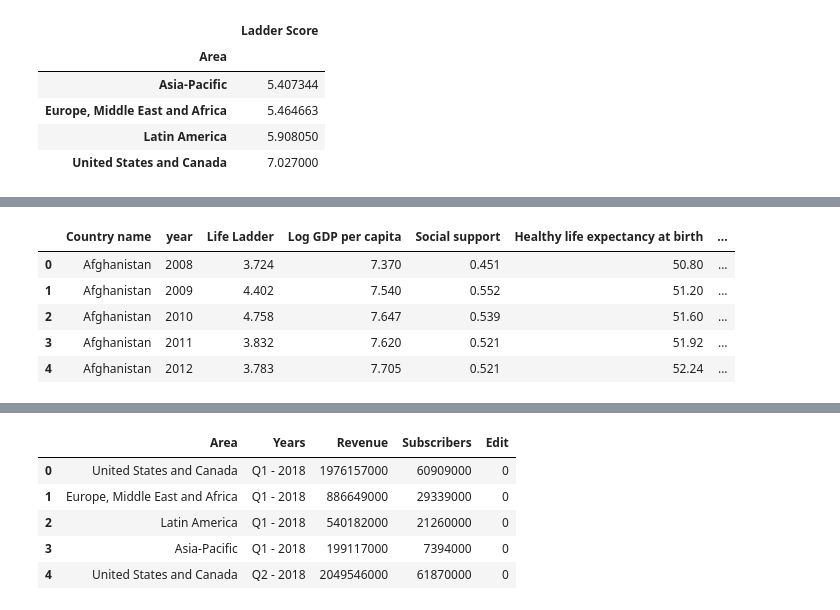
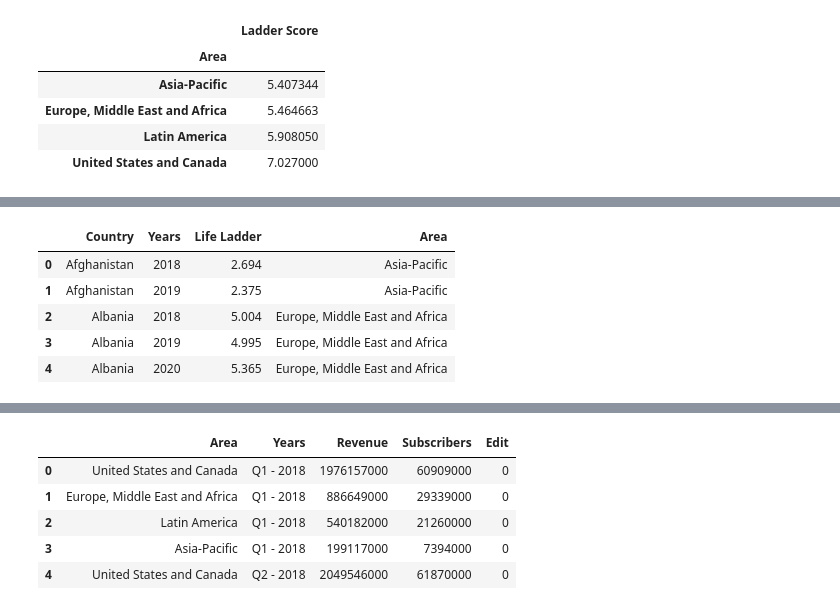
Before and after one commit to adamholcomb/Python-Media-Happiness-Analysis, a Jupyter notebook: HappinessIndex-KF.ipynb, the cells around one changed output, grey strips where cells are left out. Drawn from its saved outputs; the diff is of its cells as text; code cells hidden in the pictures.

```diff
--- a/HappinessIndex-KF.ipynb
+++ b/HappinessIndex-KF.ipynb
@@ -316,9 +313,34 @@ world_happiness_report_t = world_happiness_report_t[world_happiness_report_t.yea
+# %%
+# Merge reports
+world_happiness = pd.merge(left = world_happiness, right = world_happiness_report_sub, how = 'left', left_on= 'Country name', right_on = 'Country')
+# %%
+# Filling Nan
+world_happiness.loc[world_happiness['Country name'] == 'Angola', 'Area'] = 'Europe, Middle East and Africa'
+world_happiness.loc[world_happiness['Country name'] == 'Belize', 'Area'] = 'Latin America'
+world_happiness.loc[world_happiness['Country name'] == 'Bhutan', 'Area'] = 'Asia-Pacific'
+world_happiness.loc[world_happiness['Country name'] == 'Congo (Kinshasa)', 'Area'] = 'Europe, Middle East and Africa'
+world_happiness.loc[world_happiness['Country name'] == 'Cuba', 'Area'] = 'Latin America'
+world_happiness.loc[world_happiness['Country name'] == 'Djibouti', 'Area'] = 'Europe, Middle East and Africa'
+world_happiness.loc[world_happiness['Country name'] == 'Oman', 'Area'] = 'Europe, Middle East and Africa'
+world_happiness.loc[world_happiness['Country name'] == 'Guyana', 'Area'] = 'Latin America'
+world_happiness.loc[world_happiness['Country name'] == 'Qatar', 'Area'] = 'Asia-Pacific'
+world_happiness.loc[world_happiness['Country name'] == 'Somalia', 'Area'] = 'Europe, Middle East and Africa'
+world_happiness.loc[world_happiness['Country name'] == 'South Sudan', 'Area'] = 'Europe, Middle East and Africa'
+world_happiness.loc[world_happiness['Country name'] == 'Sudan', 'Area'] = 'Europe, Middle East and Africa'
+world_happiness.loc[world_happiness['Country name'] == 'Suriname', 'Area'] = 'Latin America'
+world_happiness.loc[world_happiness['Country name'] == 'Syria', 'Area'] = 'Asia-Pacific'
+world_happiness.loc[world_happiness['Country name'] == 'Trinidad and Tobago', 'Area'] = 'Latin America'
+# %%
+world_happiness.drop(['Country','sub-region','Region', 'Ladder Score', 'region', 'intermediate-region'], axis = 1, inplace = True)
+# %%
+world_happiness.rename(columns={'Country name':'Country'}, inplace=True)
+world_happiness.rename(columns={'year':'Years'}, inplace=True)
 # %%
-world_happiness_report_t.head()
+world_happiness.head()
 # %% [output]
-|  | Country name | year | Life Ladder | Log GDP per capita | Social support | Healthy life expectancy at birth | ... |
-| 0 | Afghanistan | 2008 | 3.724 | 7.370 | 0.451 | 50.80 | ... |
-| 1 | Afghanistan | 2009 | 4.402 | 7.540 | 0.552 | 51.20 | ... |
-| 2 | Afghanistan | 2010 | 4.758 | 7.647 | 0.539 | 51.60 | ... |
-| 3 | Afghanistan | 2011 | 3.832 | 7.620 | 0.521 | 51.92 | ... |
-| 4 | Afghanistan | 2012 | 3.783 | 7.705 | 0.521 | 52.24 | ... |
+|  | Country | Years | Life Ladder | Area |
+| 0 | Afghanistan | 2018 | 2.694 | Asia-Pacific |
+| 1 | Afghanistan | 2019 | 2.375 | Asia-Pacific |
+| 2 | Albania | 2018 | 5.004 | Europe, Middle East and Africa |
+| 3 | Albania | 2019 | 4.995 | Europe, Middle East and Africa |
+| 4 | Albania | 2020 | 5.365 | Europe, Middle East and Africa |
```
Also changed, not shown: parts of 25 cells of this notebook.
